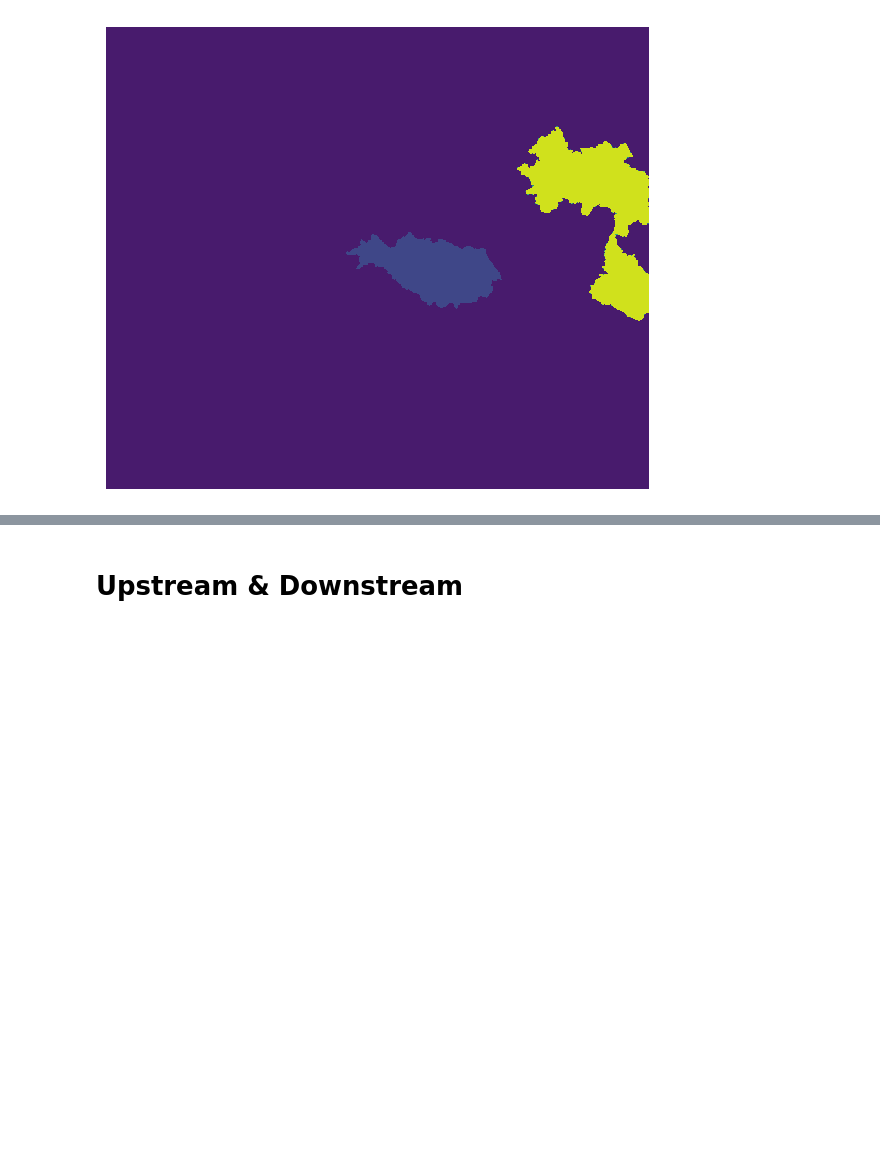
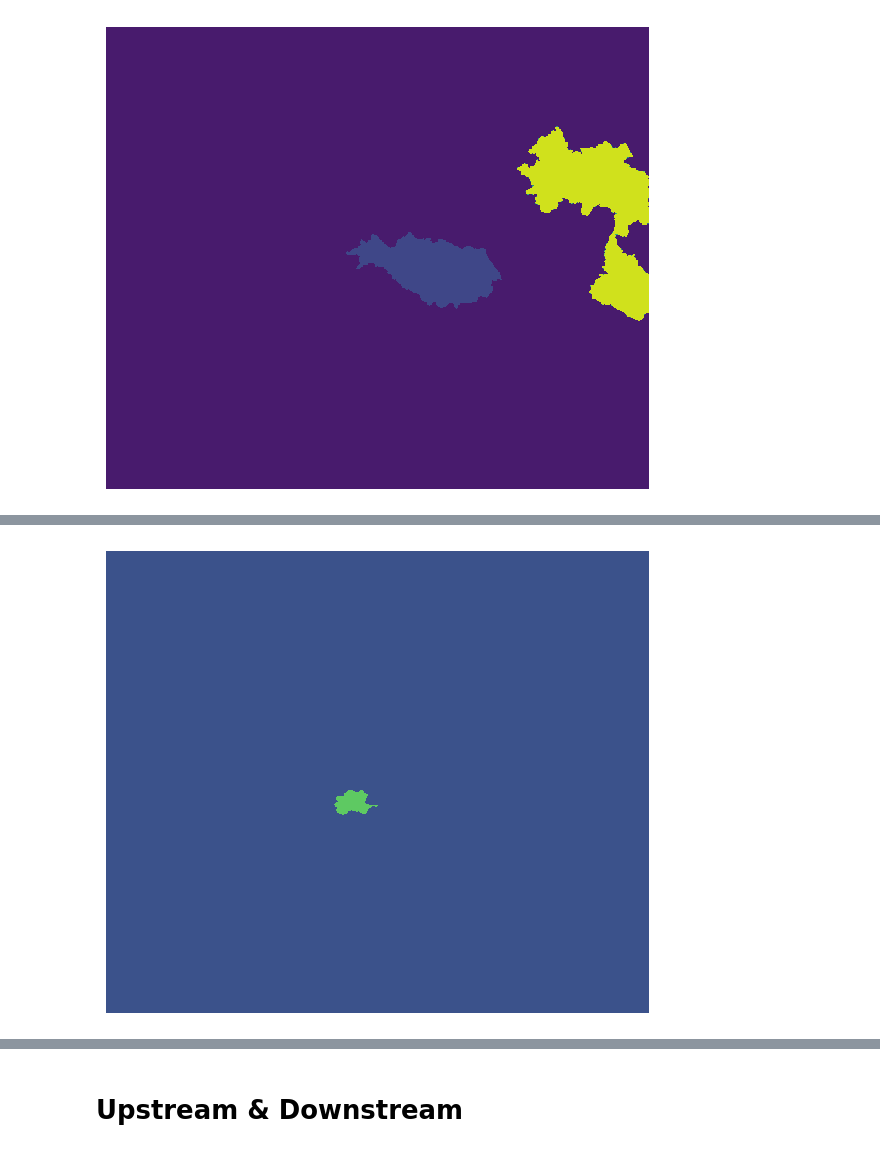
Before and after one commit to ecmwf/earthkit-hydro, a Jupyter notebook: docs/notebooks/example.ipynb, the cells around one changed output, grey strips where cells are left out. Saved outputs shown, nothing was run; the diff lists cells and outputs as text; code cells hidden in the pictures; blank space fills up the shorter version.

```diff
--- a/docs/notebooks/example.ipynb
+++ b/docs/notebooks/example.ipynb
@@ -66,0 +84,10 @@ plot(catchment_field, norm=None)
+# %%
+# create a subnetwork of a river catchment
+# can find the mask directly by doing catchment with boolean arrays
+points = np.full(network.mask.shape, False)
+points[1636, 2267] = True  # Po river catchment sink
+catchment_mask = network.catchment(points, mv=False)
+po_catchment_network = network.create_subnetwork(catchment_mask)
+plot(po_catchment_network.mask, norm=None)
+# %% [output]
+[figure, added]
```
Also changed, not shown: parts of 14 cells of this notebook.
